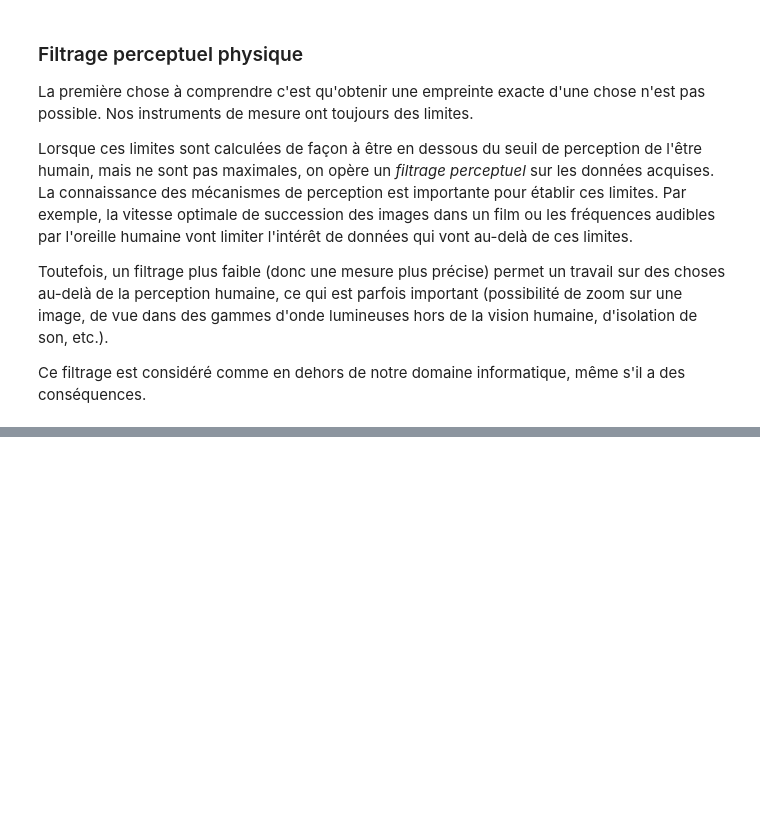
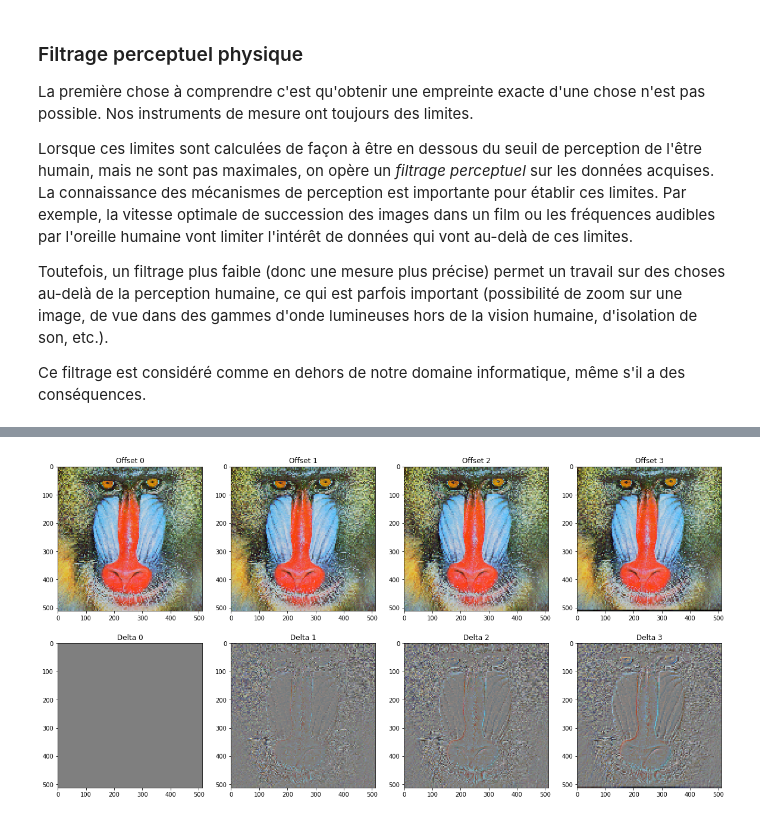
Before and after one commit to jcdubacq/iutv-info-m1101, a Jupyter notebook: Les informations.ipynb, the cells around one changed output, grey strips where cells are left out. Cells and saved outputs as stored; diff of their text form; code cells hidden in the pictures; blank space fills up the shorter version.

```diff
--- a/Les informations.ipynb
+++ b/Les informations.ipynb
@@ -509,0 +520,28 @@ plt.show()
+# %%
+# influence de la position utilisée pour l'échantillonnage
+# Vous pouvez essayer de modifier le paramètre step et le tableau offsets pour voir l'effet sur d'autres échelles.
+
+plt.rcParams["figure.figsize"] = [20,10]
+img=mpimg.imread('mandrill.png')
+offsets=[0,1,2,3]
+ximg=[x for x in offsets]
+ximg=ximg+ximg
+step=4
+for p in range(0,len(steps)):
+    plt.subplot(2,len(steps),p+1)
+    offset=offsets[p]
+    plt.title('Offset '+str(offset))
+    ximg[p]=img.copy()
+    for x in range(0,ximg[p].shape[0]):
+        for y in range(0,ximg[p].shape[1]):
+            ximg[p][x,y,:]=ximg[p][x-x%step+offset,y-y%step+offset,:]
+    imgplot = plt.imshow(ximg[p])
+for p in range(0,len(steps)):
+    plt.subplot(2,len(steps),p+5)
+    offset=offsets[p]
+    plt.title('Delta '+str(offset))
+    ximg[p+4]=(ximg[p]-ximg[0]+1)/2
+    imgplot = plt.imshow(ximg[p+4])
+plt.show()
+# %% [output]
+[figure, added]
```
Also changed, not shown: parts of 5 cells of this notebook.
